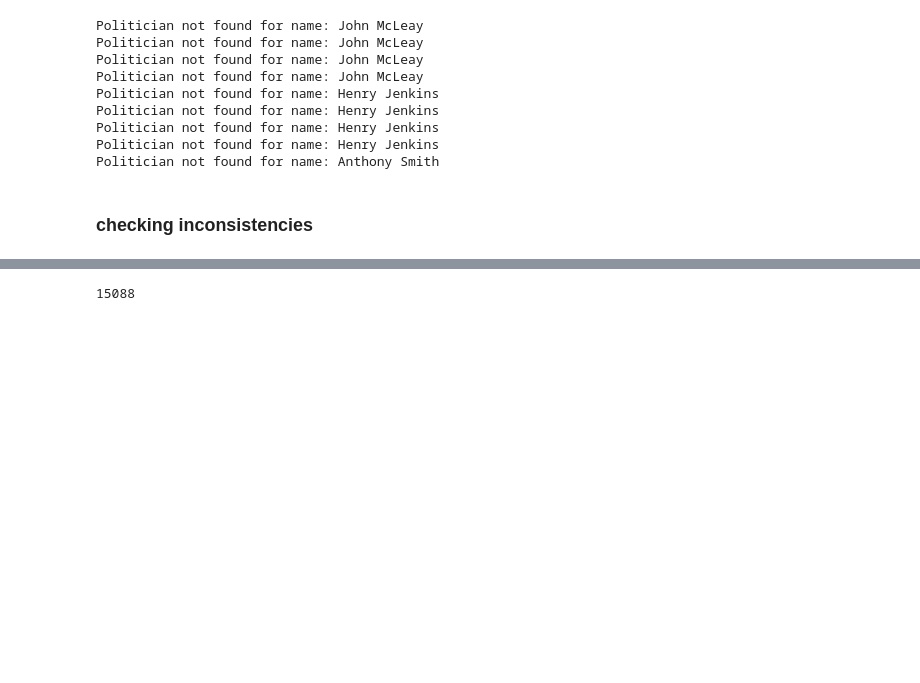
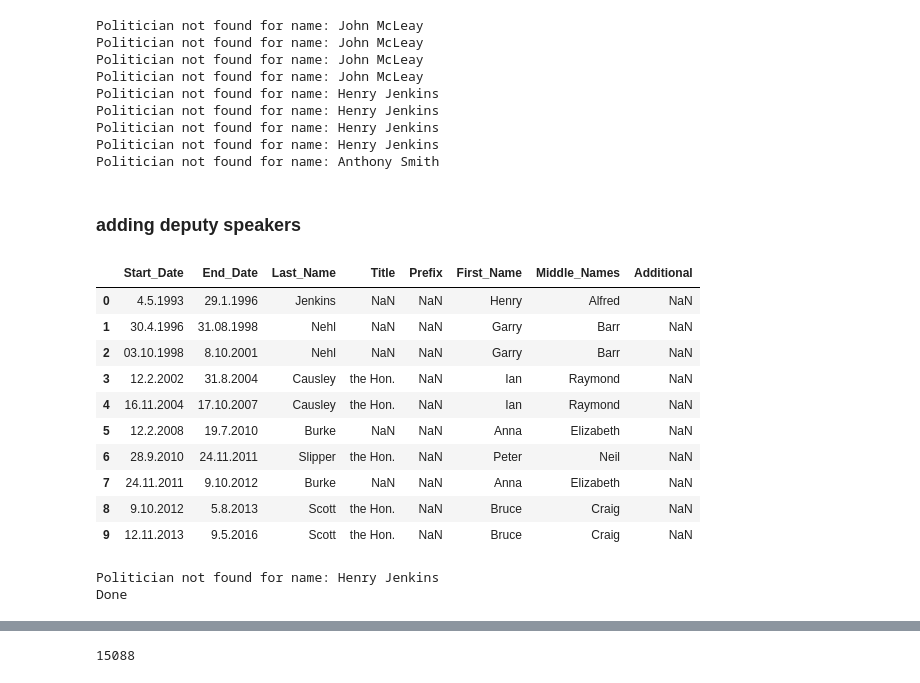
Before and after one commit to yuantinglee/aph_scraper, a Jupyter notebook: APH_models_builder_and_politican_parser.ipynb, the cells around one changed output, grey strips where cells are left out. Saved outputs shown, nothing was run; the diff lists cells and outputs as text; code cells hidden in the pictures; blank space fills up the shorter version.

Commit message:
add deputy and second deputy speakers

```diff
--- a/APH_models_builder_and_politican_parser.ipynb
+++ b/APH_models_builder_and_politican_parser.ipynb
@@ -63,5 +63,26 @@ Politician not found for name: Henry Jenkins
 Politician not found for name: Henry Jenkins
 Politician not found for name: Henry Jenkins
 Politician not found for name: Anthony Smith
-# %% [markdown]
-### checking inconsistencies
+# %% [markdown]
+### adding deputy speakers
+# %%
+dep_speakers = pd.read_csv('APH_deputy_speakers.csv')
+dep_speakers_past = dep_speakers[:-1]
+dep_speakers_past
+# %% [output]
+|  | Start_Date | End_Date | Last_Name | Title | Prefix | First_Name | Middle_Names | Additional |
+| 0 | 4.5.1993 | 29.1.1996 | Jenkins | NaN | NaN | Henry | Alfred | NaN |
+| 1 | 30.4.1996 | 31.08.1998 | Nehl | NaN | NaN | Garry | Barr | NaN |
+| 2 | 03.10.1998 | 8.10.2001 | Nehl | NaN | NaN | Garry | Barr | NaN |
+| 3 | 12.2.2002 | 31.8.2004 | Causley | the Hon. | NaN | Ian | Raymond | NaN |
+| 4 | 16.11.2004 | 17.10.2007 | Causley | the Hon. | NaN | Ian | Raymond | NaN |
+| 5 | 12.2.2008 | 19.7.2010 | Burke | NaN | NaN | Anna | Elizabeth | NaN |
+| 6 | 28.9.2010 | 24.11.2011 | Slipper | the Hon. | NaN | Peter | Neil | NaN |
+| 7 | 24.11.2011 | 9.10.2012 | Burke | NaN | NaN | Anna | Elizabeth | NaN |
+| 8 | 9.10.2012 | 5.8.2013 | Scott | the Hon. | NaN | Bruce | Craig | NaN |
+| 9 | 12.11.2013 | 9.5.2016 | Scott | the Hon. | NaN | Bruce | Craig | NaN |
+# %%
+add_speaker(dep_speakers_past, role='Deputy Speaker')
+# %% [output]
+Politician not found for name: Henry Jenkins
+Done
```
Also changed, not shown: parts of 11 cells of this notebook, 3 other files.
